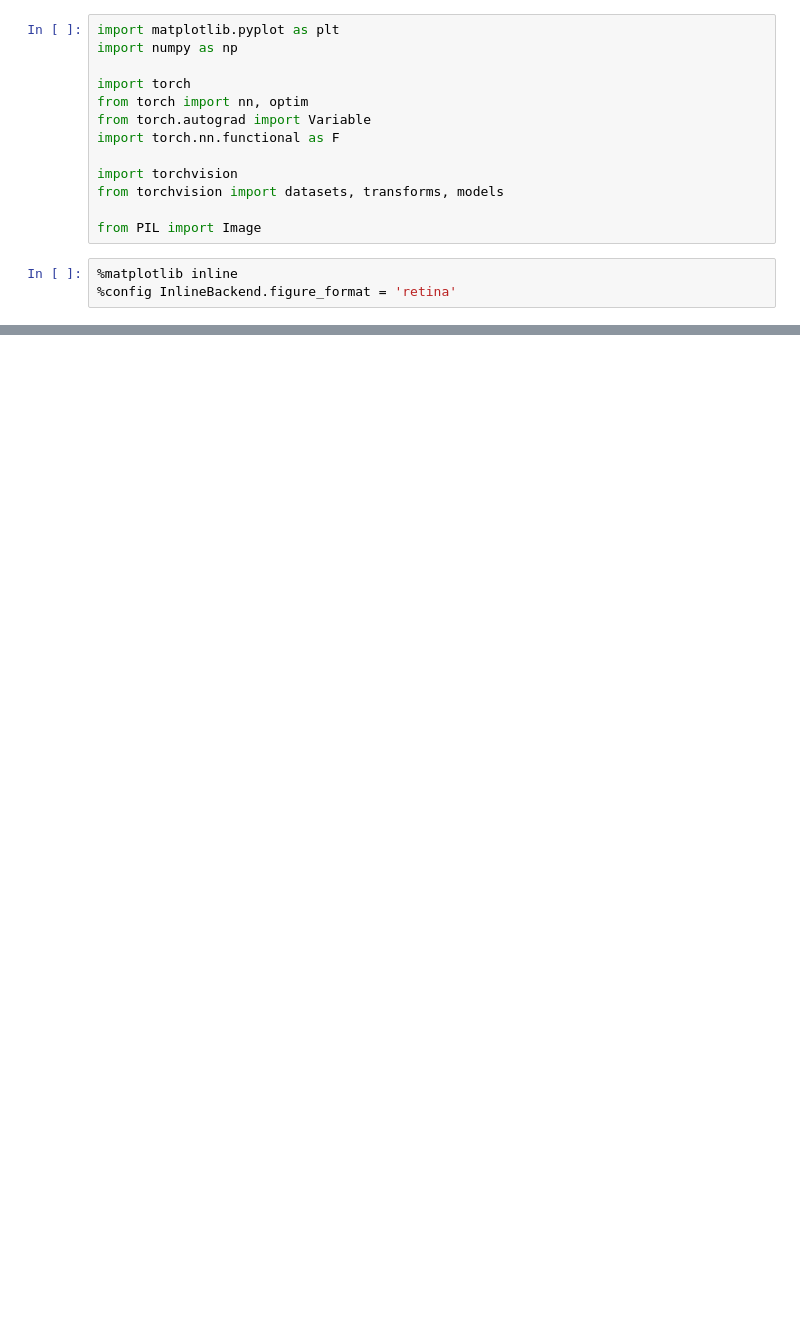
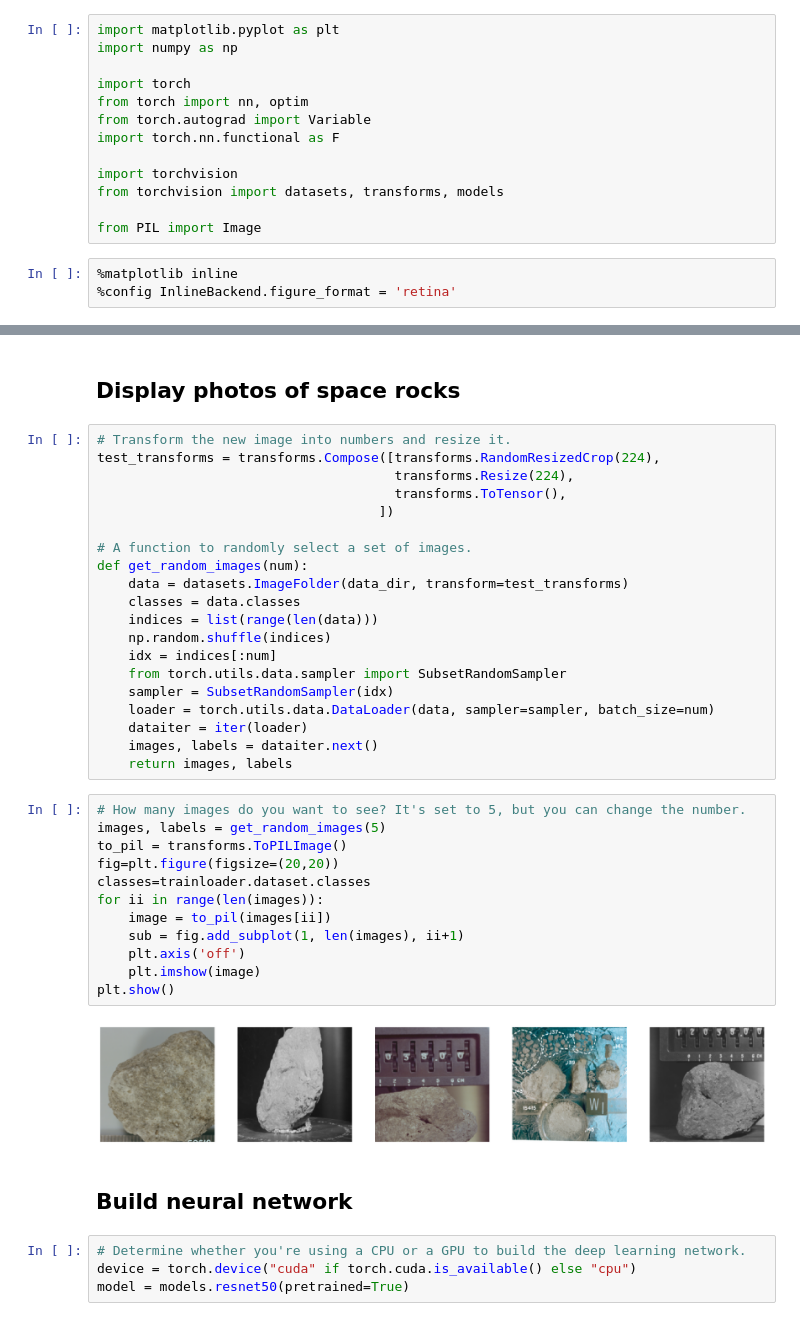
Before and after one commit to pedromebo/classify-space-rocks, a Jupyter notebook: ClassifySpaceRockProgram.ipynb, the cells around one changed output, grey strips where cells are left out. Saved outputs shown, nothing was run; the diff lists cells and outputs as text; blank space fills up the shorter version.

```diff
--- a/ClassifySpaceRockProgram.ipynb
+++ b/ClassifySpaceRockProgram.ipynb
@@ -54,0 +57,42 @@ FileNotFoundError: [WinError 3] El sistema no puede encontrar la ruta especifica
+# %% [markdown]
+## Display photos of space rocks
+# %%
+# Transform the new image into numbers and resize it.
+test_transforms = transforms.Compose([transforms.RandomResizedCrop(224),
+                                      transforms.Resize(224),
+                                      transforms.ToTensor(),
+                                    ])
+
+# A function to randomly select a set of images.
+def get_random_images(num):
+    data = datasets.ImageFolder(data_dir, transform=test_transforms)
+    classes = data.classes
+    indices = list(range(len(data)))
+    np.random.shuffle(indices)
+    idx = indices[:num]
+    from torch.utils.data.sampler import SubsetRandomSampler
+    sampler = SubsetRandomSampler(idx)
+    loader = torch.utils.data.DataLoader(data, sampler=sampler, batch_size=num)
+    dataiter = iter(loader)
+    images, labels = dataiter.next()
+    return images, labels
+# %%
+# How many images do you want to see? It's set to 5, but you can change the number.
+images, labels = get_random_images(5)
+to_pil = transforms.ToPILImage()
+fig=plt.figure(figsize=(20,20))
+classes=trainloader.dataset.classes
+for ii in range(len(images)):
+    image = to_pil(images[ii])
+    sub = fig.add_subplot(1, len(images), ii+1)
+    plt.axis('off')
+    plt.imshow(image)
+plt.show()
+# %% [output]
+[figure, added]
+# %% [markdown]
+## Build neural network
+# %%
+# Determine whether you're using a CPU or a GPU to build the deep learning network.
+device = torch.device("cuda" if torch.cuda.is_available() else "cpu")
+model = models.resnet50(pretrained=True)
```
Also changed, not shown: parts of 14 cells of this notebook, 1 other file.
